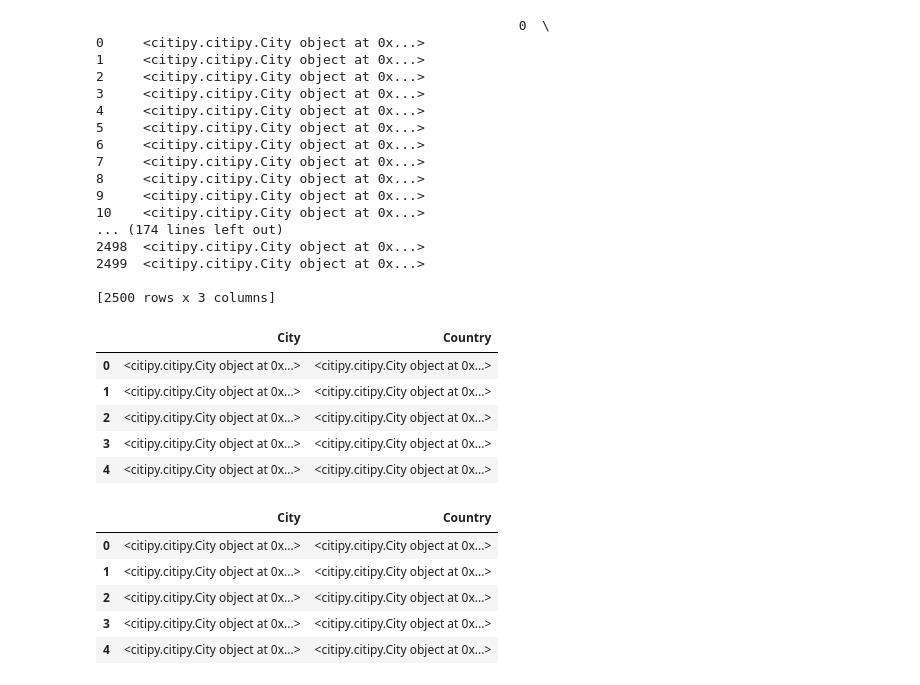
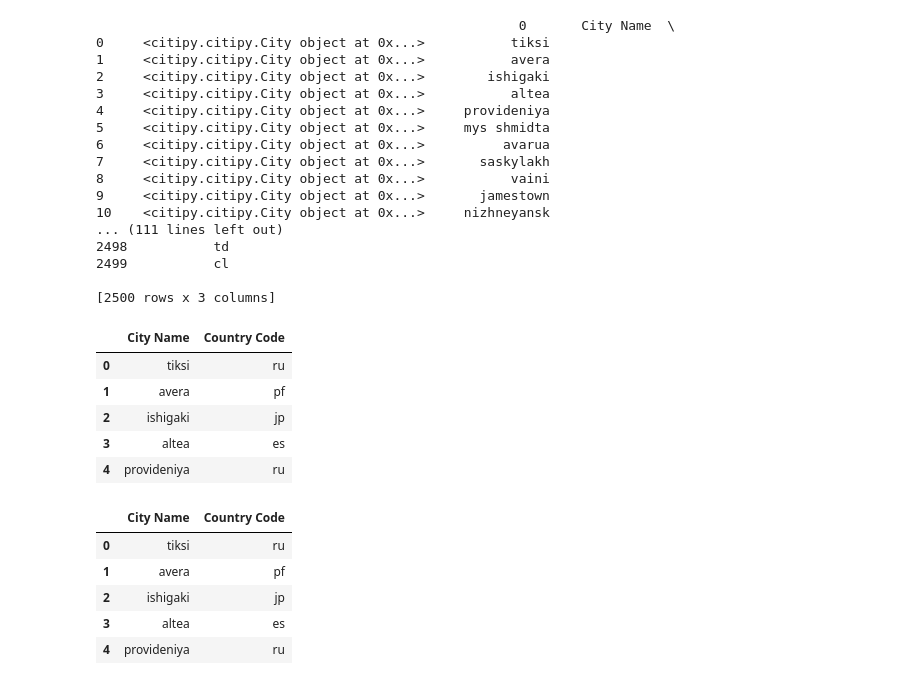
Before and after one commit to agarwan1/WeatherPy, a Jupyter notebook: WeatherPy.ipynb, the cells around one changed output. Drawn from its saved outputs; the diff is of its cells as text; code cells hidden in the pictures.

```diff
--- a/WeatherPy.ipynb
+++ b/WeatherPy.ipynb
@@ -43,7 +43,7 @@ for coordinate_pair in coordinates:
 
 # Creating DataFrame
 cities_df = pd.DataFrame(cities)
-cities_df["City"] = ""
-cities_df["Country"] = ""
-cities_df
+cities_df["City Name"] = ""
+cities_df["Country Code"] = ""
+cities_df.head()
 # %% [output]
@@ -109,52 +71,52 @@ cities_df
 # %%
 #pandas iloc
 for index, row in cities_df.iterrows():
-    row["City"] = cities_df.iloc[index,0]
-    row["Country"] = cities_df.iloc[index,0]
+    row["City Name"] = cities_df.iloc[index,0].city_name
+    row["Country Code"] = cities_df.iloc[index,0].country_code
     #iloc[index,0]
 print(cities_df)
 # Drop duplicate cities.
-cities_df.drop_duplicates(['City', 'Country'], inplace=True)
+cities_df.drop_duplicates(['City Name', 'Country Code'], inplace=True)
 cities_df.reset_index(inplace=True)
 
 # # Delete unnecessary columns
 del cities_df[0]
 del cities_df['index']
 
 cities_df.head()
 # %% [output]
-                                                      0  \
-0     <citipy.citipy.City object at 0x...>
-1     <citipy.citipy.City object at 0x...>
-2     <citipy.citipy.City object at 0x...>
-3     <citipy.citipy.City object at 0x...>
-4     <citipy.citipy.City object at 0x...>
-5     <citipy.citipy.City object at 0x...>
-6     <citipy.citipy.City object at 0x...>
-7     <citipy.citipy.City object at 0x...>
-8     <citipy.citipy.City object at 0x...>
-9     <citipy.citipy.City object at 0x...>
-10    <citipy.citipy.City object at 0x...>
-... (174 lines left out)
-2498  <citipy.citipy.City object at 0x...>
-2499  <citipy.citipy.City object at 0x...>
+                                                      0       City Name  \
+0     <citipy.citipy.City object at 0x...>           tiksi
+1     <citipy.citipy.City object at 0x...>           avera
+2     <citipy.citipy.City object at 0x...>        ishigaki
+3     <citipy.citipy.City object at 0x...>           altea
+4     <citipy.citipy.City object at 0x...>     provideniya
+5     <citipy.citipy.City object at 0x...>     mys shmidta
+6     <citipy.citipy.City object at 0x...>          avarua
+7     <citipy.citipy.City object at 0x...>       saskylakh
+8     <citipy.citipy.City object at 0x...>           vaini
+9     <citipy.citipy.City object at 0x...>       jamestown
+10    <citipy.citipy.City object at 0x...>     nizhneyansk
+... (111 lines left out)
+2498           td
+2499           cl
 
 [2500 rows x 3 columns]
-|  | City | Country |
-| 0 | <citipy.citipy.City object at 0x...> | <citipy.citipy.City object at 0x...> |
-| 1 | <citipy.citipy.City object at 0x...> | <citipy.citipy.City object at 0x...> |
-| 2 | <citipy.citipy.City object at 0x...> | <citipy.citipy.City object at 0x...> |
-| 3 | <citipy.citipy.City object at 0x...> | <citipy.citipy.City object at 0x...> |
-| 4 | <citipy.citipy.City object at 0x...> | <citipy.citipy.City object at 0x...> |
+|  | City Name | Country Code |
+| 0 | tiksi | ru |
+| 1 | avera | pf |
+| 2 | ishigaki | jp |
+| 3 | altea | es |
+| 4 | provideniya | ru |
 # %%
 cities_df.head()
 # %% [output]
-|  | City | Country |
-| 0 | <citipy.citipy.City object at 0x...> | <citipy.citipy.City object at 0x...> |
-| 1 | <citipy.citipy.City object at 0x...> | <citipy.citipy.City object at 0x...> |
-| 2 | <citipy.citipy.City object at 0x...> | <citipy.citipy.City object at 0x...> |
-| 3 | <citipy.citipy.City object at 0x...> | <citipy.citipy.City object at 0x...> |
-| 4 | <citipy.citipy.City object at 0x...> | <citipy.citipy.City object at 0x...> |
+|  | City Name | Country Code |
+| 0 | tiksi | ru |
+| 1 | avera | pf |
+| 2 | ishigaki | jp |
+| 3 | altea | es |
+| 4 | provideniya | ru |
 # %%
 #Gather all of the following information:
 # Temperature (F) vs. Latitude - this is under main as temp.
```
Also changed, not shown: parts of 9 cells of this notebook.
